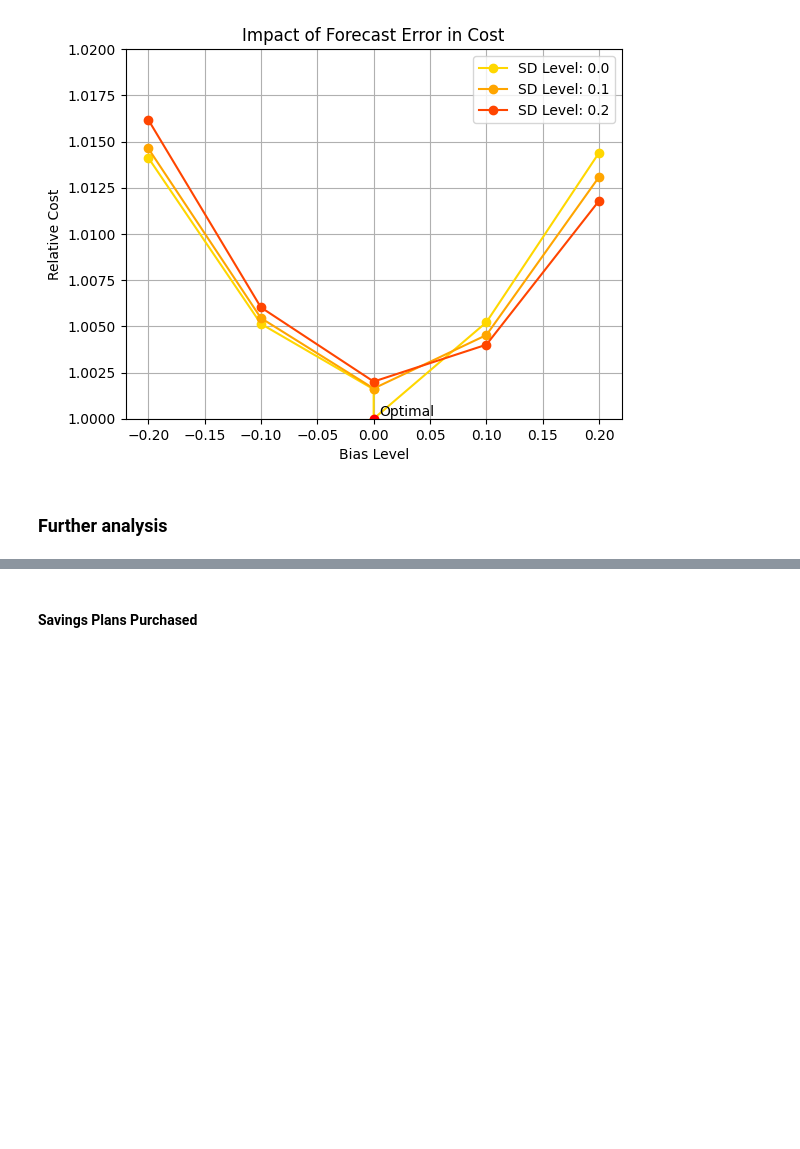
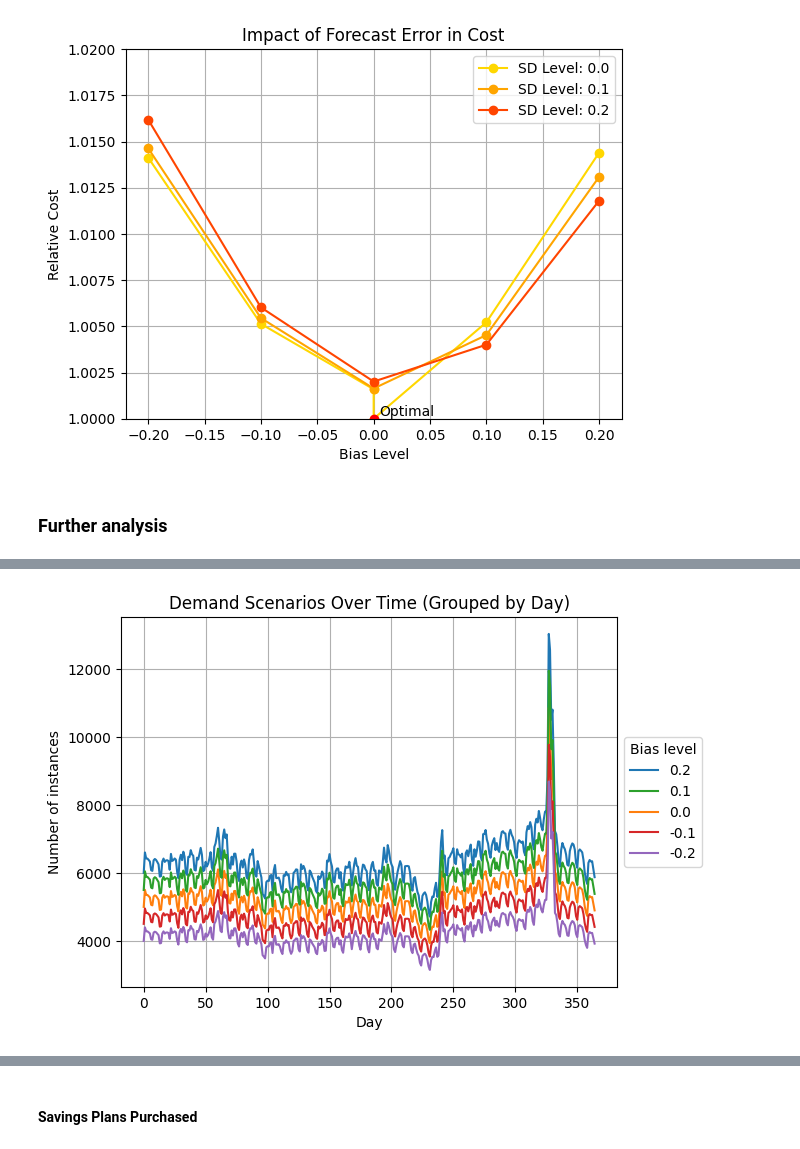
Before and after one commit to ufcg-lsd/forecast_error_cap_planning, a Jupyter notebook: src/result_analysis/plots.ipynb, the cells around one changed output, grey strips where cells are left out. Cells and saved outputs as stored; diff of their text form; code cells hidden in the pictures; blank space fills up the shorter version.

```diff
--- a/src/result_analysis/plots.ipynb
+++ b/src/result_analysis/plots.ipynb
@@ -125,0 +191,33 @@ plt.show()
+# %%
+# Only bias
+
+demand_path = 'output/demand'
+legend_labels = []
+plot_handles = []
+
+for demand_file in os.listdir(demand_path):
+    sd = float(demand_file.split('_')[4].replace('.csv', ''))
+    if sd != 0: continue
+
+    demand_file_path = os.path.join(demand_path, demand_file)
+    demand_df = pd.read_csv(demand_file_path)
+    # Agrupa a cada 24 linhas, tirando a média
+    demand_df_grouped = demand_df.groupby(demand_df.index // 24).mean(numeric_only=True)
+    legend_alias = demand_file.replace("demand_", "").replace(".csv", "").split('_')[1]
+    handle, = plt.plot(demand_df_grouped.index, demand_df_grouped['num_instances'], label=legend_alias)
+    plot_handles.append(handle)
+    legend_labels.append(legend_alias)
+
+desired_order = ['0.2', '0.1', '0.0', '-0.1', '-0.2']
+order_indices = [legend_labels.index(lbl) for lbl in desired_order if lbl in legend_labels]
+ordered_handles = [plot_handles[i] for i in order_indices]
+ordered_labels = [legend_labels[i] for i in order_indices]
+
+plt.xlabel('Day')
+plt.ylabel('Number of instances')
+plt.title('Demand Scenarios Over Time (Grouped by Day)')
+plt.legend(handles=ordered_handles, labels=ordered_labels, title='Bias level', loc='center left', bbox_to_anchor=(1, 0.5))  # legend outside
+plt.grid(True)
+plt.show()
+# %% [output]
+[figure, added]
```
Also changed, not shown: parts of 45 cells of this notebook.
